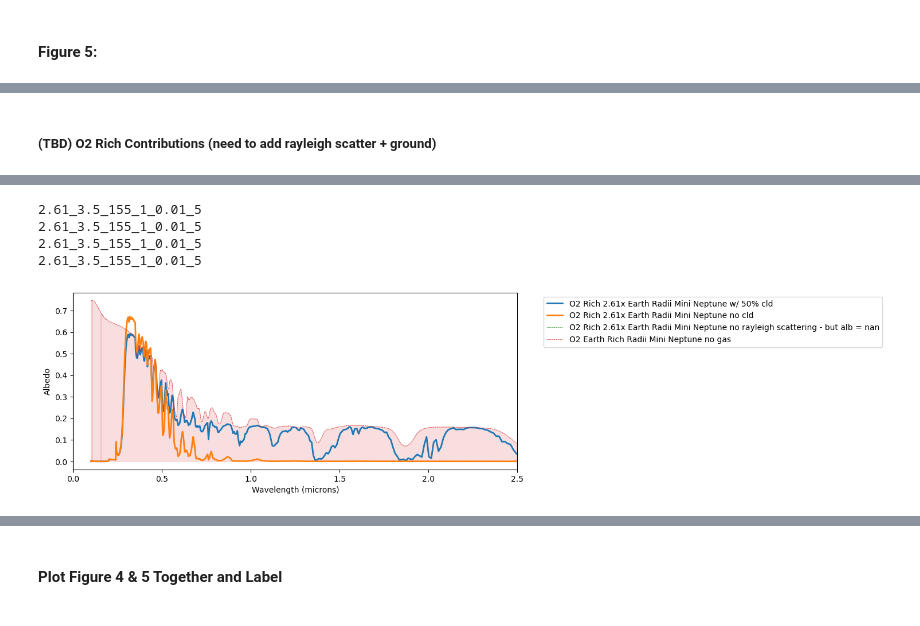
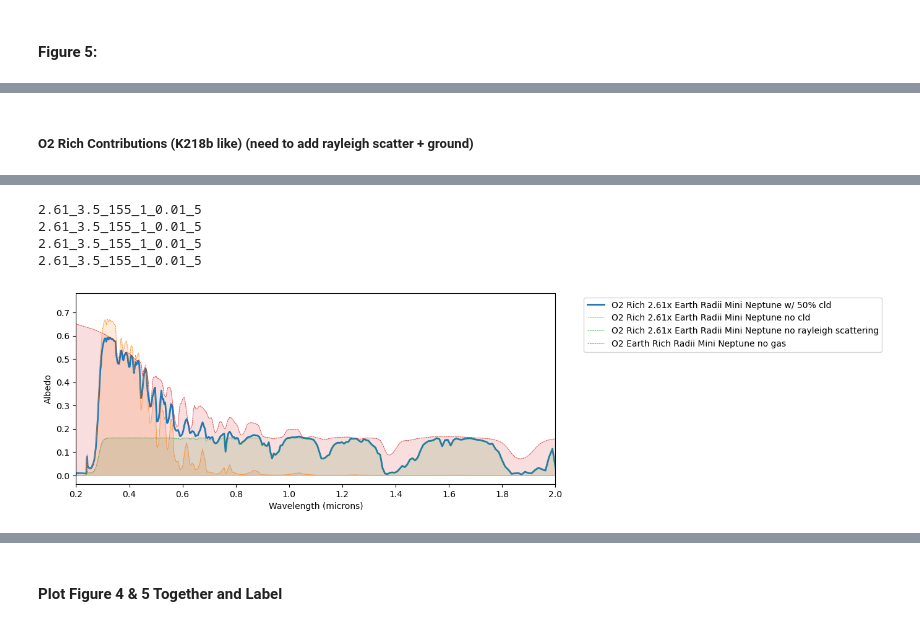
Before and after one commit to ElizabethP712/MiniNeptuneGrid26_PostBac, a Jupyter notebook: FiguresPaper.ipynb, the cells around one changed output, grey strips where cells are left out. Cells and saved outputs as stored; diff of their text form; code cells hidden in the pictures.

Commit message:
Updated FiguresPaper to include all the code for initial 5 intended figures for paper.

```diff
--- a/FiguresPaper.ipynb
+++ b/FiguresPaper.ipynb
@@ -471,3 +658,18 @@ with h5py.File("Modern_earth_diff_phases.h5", "r") as f:
 {'phase_2.6180': <HDF5 group "/phase_2.6180" (5 members)>}
 {'phase_2.7925': <HDF5 group "/phase_2.7925" (5 members)>}
 {'phase_2.9671': <HDF5 group "/phase_2.9671" (5 members)>}
+# %%
+with h5py.File("Archean_earth_diff_phases.h5", "r") as f:
+    print(list(f.keys()))
+    for key in list(f.keys()):
+        res_archean_earth_updates = {f'{key}':f[f'{key}']}
+
+        print(res_archean_earth_updates)
+        res_archean_earth.update(res_archean_earth_updates)
+
+    for key in res_archean_earth.keys():
+        archean_key_list.append(key)
+        print(list(res_archean_earth[f'{key}'].keys()))
+        res_archean_earth_wv_list.append(list(res_archean_earth[f'{key}']['wv']))
+        res_archean_earth_alb_list.append(list(res_archean_earth[f'{key}']['alb']))
+        res_archean_earth_fpfs_list.append(list(res_archean_earth[f'{key}']['fpfs']))
@@ -575,6 +795,16 @@ Cloud bottom pressure: 0.9253 bars
 Cloud thickness: 0.2470 bars
 Total cloud optical depth: 10.0000
 KeyboardInterrupt:
+# %%
+with open('RLS_results/EarthSpectrum_ModernEarth_ghostclde10_phase0.5236_cld0_psurf1.0_noray.pkl', 'rb') as f:
+    ModernEarth_noray_30deg = pickle.load(f)
+    wno_ModernEarth_noray_30deg = ModernEarth_noray_30deg['wno']
+    alb_ModernEarth_noray_30deg = ModernEarth_noray_30deg['albedo']
+# %%
+with open('RLS_results/EarthSpectrum_ArcheanEarth_ghostclde10_phase0.5236_cld0.5_psurf1.0_noray.pkl', 'rb') as f:
+    ArcheanEarth_noray_30deg = pickle.load(f)
+    wno_ArcheanEarth_noray_30deg = ArcheanEarth_noray_30deg['wno']
+    alb_ArcheanEarth_noray_30deg = ArcheanEarth_noray_30deg['albedo']
 # %% [markdown]
 ## Figures Plotted
 # %% [markdown]
@@ -793,7 +1023,7 @@ def plot_reflected_spectrum(wno=None, alb=None, inputs=None, legend_label=None,
 
     ax1.set_prop_cycle(cycler(color=['red', 'green', 'blue', 'orange']))
 
-    ax1.set_xlim(0, 2.5)
+    ax1.set_xlim(0.2, 2)
     #ax1.set_ylim(0, 0.35)
     ax1.set_ylabel('Albedo')
     ax1.set_xlabel('Wavelength (microns)')
@@ -983,5 +1179,5 @@ Included Earth Plot that does not have inputs.
 # %% [markdown]
-##### (TBD) O2 Rich Contributions (need to add rayleigh scatter + ground)
+##### O2 Rich Contributions (K218b like) (need to add rayleigh scatter + ground)
 # %%
 gas_results['k218b_noray']['alb']
 # %% [output]
@@ -1003,18 +1199,24 @@ array([nan, nan, nan, nan, nan, nan, nan, nan, nan, nan, nan, nan, nan,
        nan, nan, nan, nan, nan, nan, nan, nan, nan, nan, nan, nan, nan,
        nan, nan])
 # %%
-wno_all_O2_K218b = [np.array(RLS_data_35m_001co['wno'].copy()), np.array(RLS_data_35m_001co_nocld['wno'].copy()), gas_results['k218b_noray']['wno'].copy(), gas_results['k218b_nogas']['wno'].copy()]
-alb_all_O2_K218b = [np.array(RLS_data_35m_001co['alb'].copy()), np.array(RLS_data_35m_001co_nocld['alb'].copy()), gas_results['k218b_noray']['alb'].copy(), gas_results['k218b_nogas']['alb'].copy()]
+#wno_all_O2_K218b = [gas_results['k218b_nogas']['wno'].copy()]
+#alb_all_O2_K218b = [gas_results['k218b_nogas']['alb'].copy()]
+#inputs_all_O2_K218b = [[2.61, 3.5, 155, 1, 0.01, 5]]
+#legend_label_all_O2_K218b = ['O2 Earth Rich Radii Mini Neptune no gas']
+
+
+wno_all_O2_K218b = [np.array(RLS_data_35m_001co['wno'].copy()), np.array(RLS_data_35m_001co_nocld['wno'].copy()), wno_O2Rich_K218bRAD2R_noray, gas_results['k218b_nogas']['wno'].copy()]
+alb_all_O2_K218b = [np.array(RLS_data_35m_001co['alb'].copy()), np.array(RLS_data_35m_001co_nocld['alb'].copy()), alb_O2Rich_K218bRAD_noray, gas_results['k218b_nogas']['alb'].copy()]
 inputs_all_O2_K218b = [[2.61, 3.5, 155, 1, 0.01, 5], [2.61, 3.5, 155, 1, 0.01, 5], [2.61, 3.5, 155, 1, 0.01, 5], [2.61, 3.5, 155, 1, 0.01, 5]]
-legend_label_all_O2_K218b = ['O2 Rich 2.61x Earth Radii Mini Neptune w/ 50% cld', 'O2 Rich 2.61x Earth Radii Mini Neptune no cld', 'O2 Rich 2.61x Earth Radii Mini Neptune no rayleigh scattering - but alb = nan', 'O2 Earth Rich Radii Mini Neptune no gas']
+legend_label_all_O2_K218b = ['O2 Rich 2.61x Earth Radii Mini Neptune w/ 50% cld', 'O2 Rich 2.61x Earth Radii Mini Neptune no cld', 'O2 Rich 2.61x Earth Radii Mini Neptune no rayleigh scattering', 'O2 Earth Rich Radii Mini Neptune no gas']
 
-plot_reflected_spectrum(wno=wno_all_O2_K218b, alb=alb_all_O2_K218b, inputs=inputs_all_O2_K218b, legend_label=legend_label_all_O2_K218b, fill_curves=2)
+plot_reflected_spectrum(wno=wno_all_O2_K218b, alb=alb_all_O2_K218b, inputs=inputs_all_O2_K218b, legend_label=legend_label_all_O2_K218b, fill_curves=3)
 # %% [output]
 2.61_3.5_155_1_0.01_5
 2.61_3.5_155_1_0.01_5
 2.61_3.5_155_1_0.01_5
 2.61_3.5_155_1_0.01_5
-[figure, old version]
+[figure, new version]
 # %%
 wno_all_O2_K218b = [np.array(RLS_data_35m_001co['wno'].copy()), np.array(RLS_data_35m_001co_nocld['wno'].copy()), np.array(RLS_data_35m_001co_noO3['wno'].copy())]
 alb_all_O2_K218b = [np.array(RLS_data_35m_001co['alb'].copy()), np.array(RLS_data_35m_001co_nocld['alb'].copy()), np.array(RLS_data_35m_001co_noO3['alb'].copy())]
```
Also changed, not shown: parts of 41 cells of this notebook.
